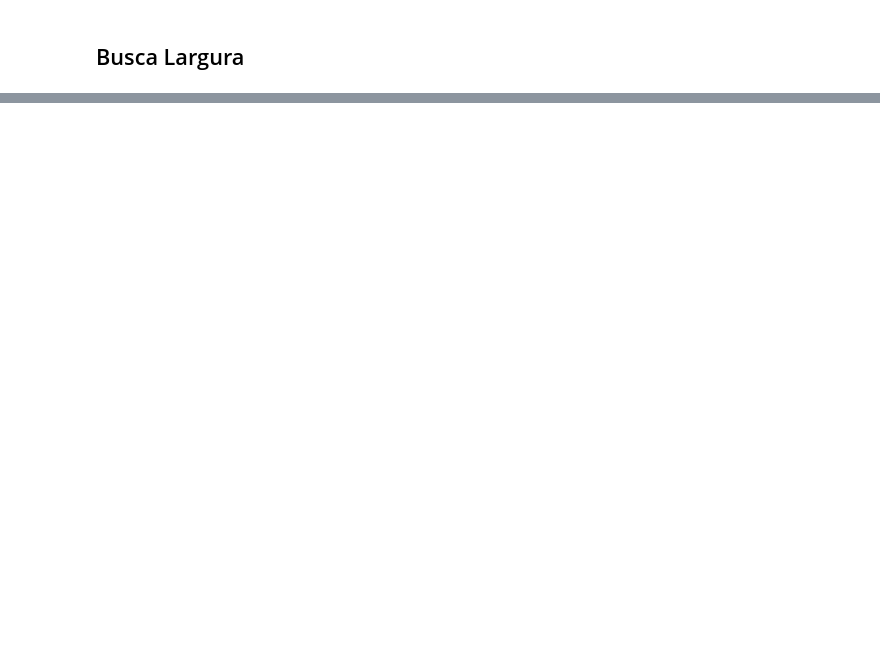
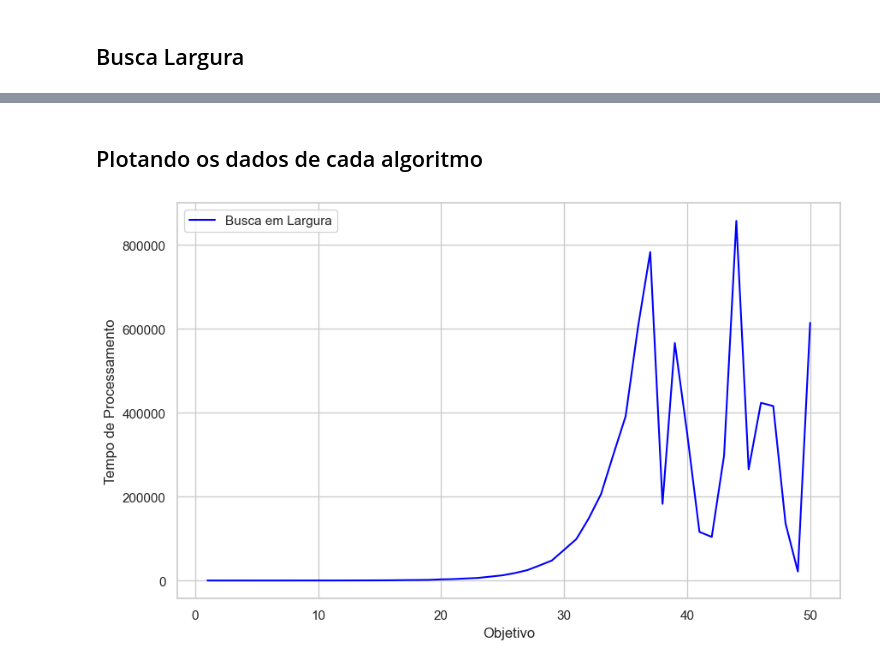
Before and after one commit to Insper/ai_gym, a Jupyter notebook: apps/SumOne/sumone.ipynb, the cells around one changed output, grey strips where cells are left out. Drawn from its saved outputs; the diff is of its cells as text; code cells hidden in the pictures; blank space fills up the shorter version.

```diff
--- a/apps/SumOne/sumone.ipynb
+++ b/apps/SumOne/sumone.ipynb
@@ -129,0 +193,2 @@ Tempo de processamento: 0:00:00.000033
+# %% [markdown]
+## Plotando os dados de cada algoritmo
@@ -129,0 +198,13 @@ Tempo de processamento: 0:00:00.000033
+# %%
+df_profundidade = pd.read_csv('./buscaprofundidade.csv',sep=",")
+df_profundidadeiterativa = pd.read_csv('./buscaprofundidadeIterativa.csv',sep=",")
+df_largura = pd.read_csv('./buscalargura.csv',sep=",")
+# %%
+plt.figure(figsize=(10, 6))
+plt.plot(df_largura['Objetivo'], df_largura['Tempo de processamento'], label='Busca em Largura', color='blue')
+plt.xlabel('Objetivo')
+plt.ylabel('Tempo de Processamento')
+plt.legend()
+plt.show()
+# %% [output]
+[figure, added]
```
Also changed, not shown: parts of 13 cells of this notebook, 5 other files.
